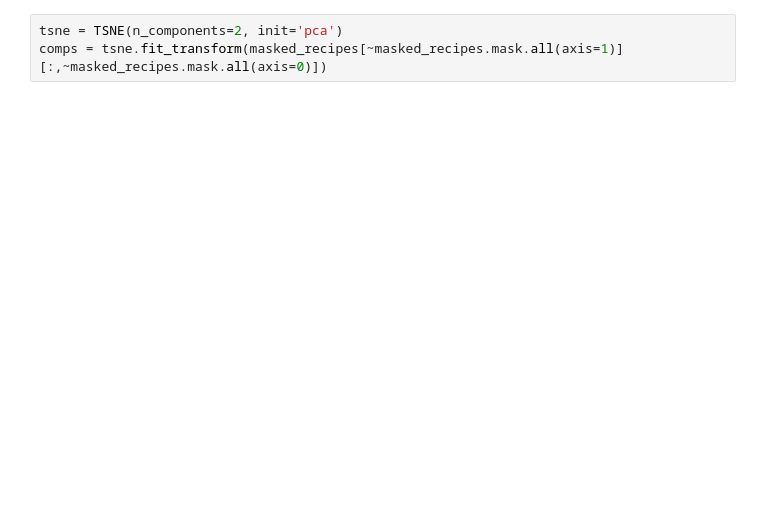
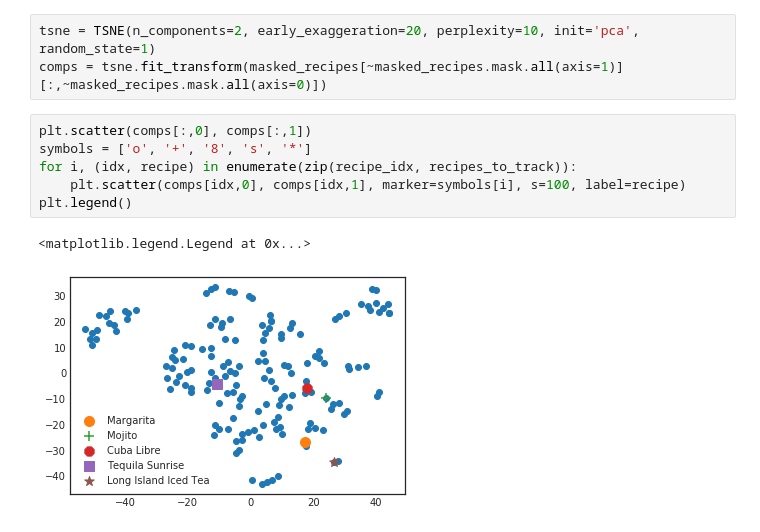
Before and after one commit to mjboos/unsupervised_drinking, a Jupyter notebook: RandomCocktailGenerator.ipynb, the cells around one changed output. Drawn from its saved outputs; the diff is of its cells as text; blank space fills up the shorter version.

```diff
--- a/RandomCocktailGenerator.ipynb
+++ b/RandomCocktailGenerator.ipynb
@@ -28,6 +43,15 @@ recipe_names = drinks['strDrink'].iloc[selected_recipes].values
 # %%
-tsne = TSNE(n_components=2, init='pca')
+tsne = TSNE(n_components=2, early_exaggeration=20, perplexity=10, init='pca', random_state=1)
 comps = tsne.fit_transform(masked_recipes[~masked_recipes.mask.all(axis=1)][:,~masked_recipes.mask.all(axis=0)])
+# %%
+plt.scatter(comps[:,0], comps[:,1])
+symbols = ['o', '+', '8', 's', '*']
+for i, (idx, recipe) in enumerate(zip(recipe_idx, recipes_to_track)):
+    plt.scatter(comps[idx,0], comps[idx,1], marker=symbols[i], s=100, label=recipe)
+plt.legend()
+# %% [output]
+<matplotlib.legend.Legend at 0x...>
+[figure, added]
 # %%
 import bokeh.plotting as bpl
 
```
Also changed, not shown: parts of 7 cells of this notebook, 2 other files.
